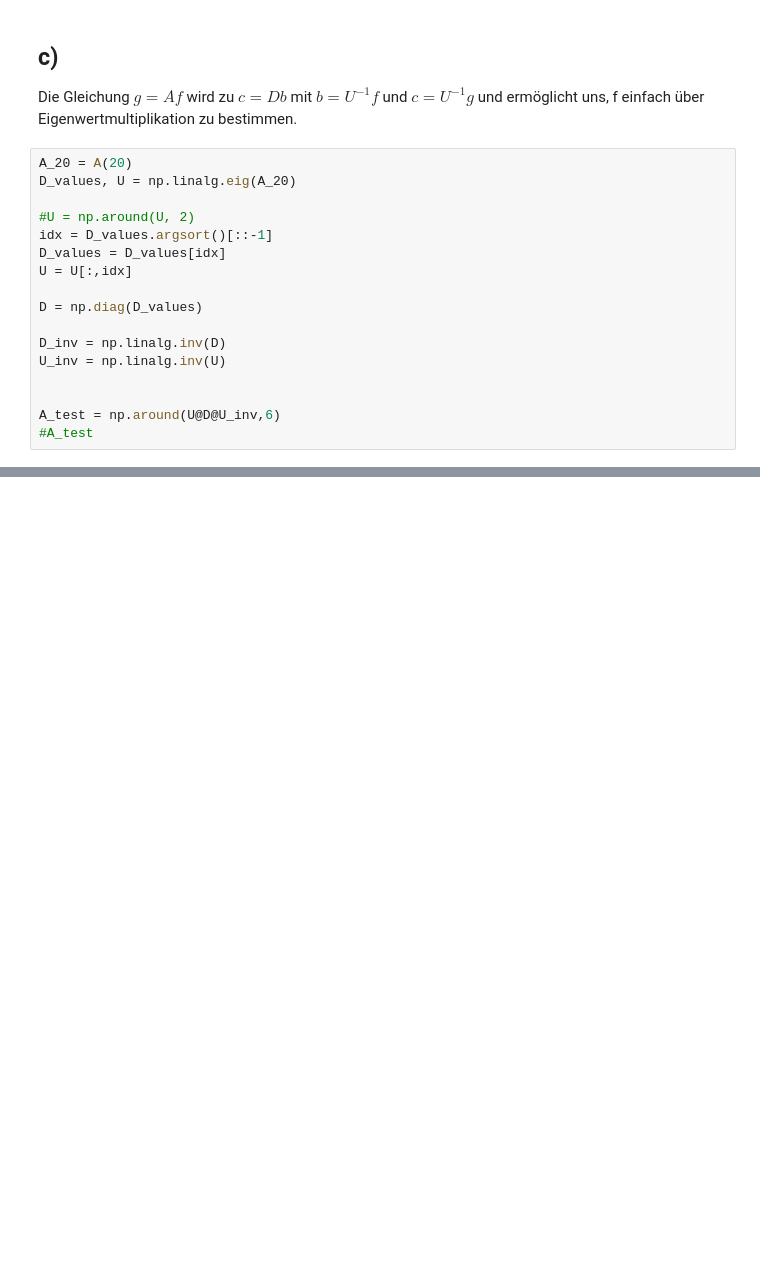
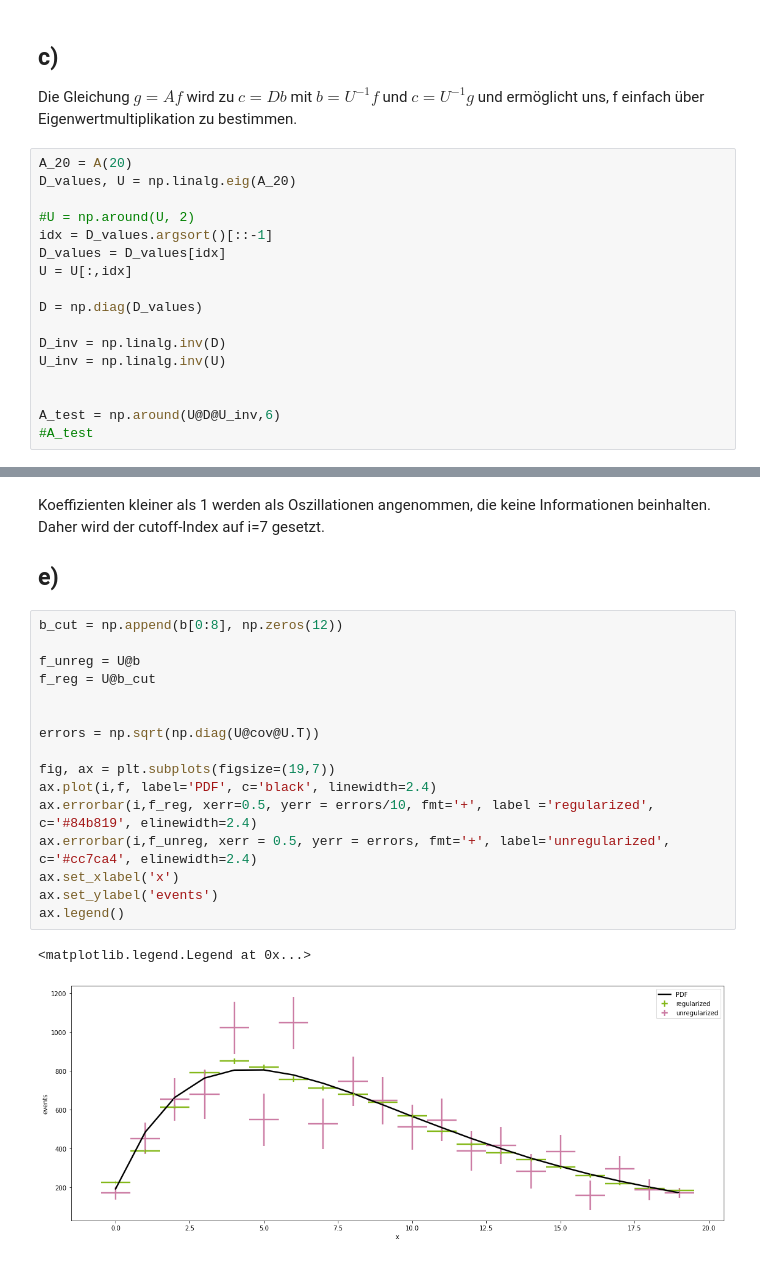
Before and after one commit to ttros/SMD, a Jupyter notebook: SMD B/8/15.ipynb, the cells around one changed output, grey strips where cells are left out. Drawn from its saved outputs; the diff is of its cells as text; blank space fills up the shorter version.

```diff
--- a/SMD B/8/15.ipynb
+++ b/SMD B/8/15.ipynb
@@ -116,0 +94,23 @@ ax.legend()
+# %% [markdown]
+Koeffizienten kleiner als 1 werden als Oszillationen angenommen, die keine Informationen beinhalten. Daher wird der cutoff-Index auf i=7 gesetzt.
+
+## e)
+# %%
+b_cut = np.append(b[0:8], np.zeros(12))
+
+f_unreg = U@b
+f_reg = U@b_cut
+
+
+errors = np.sqrt(np.diag(U@cov@U.T))
+
+fig, ax = plt.subplots(figsize=(19,7))
+ax.plot(i,f, label='PDF', c='black', linewidth=2.4)
+ax.errorbar(i,f_reg, xerr=0.5, yerr = errors/10, fmt='+', label ='regularized', c='#84b819', elinewidth=2.4)
+ax.errorbar(i,f_unreg, xerr = 0.5, yerr = errors, fmt='+', label='unregularized', c='#cc7ca4', elinewidth=2.4)
+ax.set_xlabel('x')
+ax.set_ylabel('events')
+ax.legend()
+# %% [output]
+<matplotlib.legend.Legend at 0x...>
+[figure, added]
```
Also changed, not shown: parts of 6 cells of this notebook.
